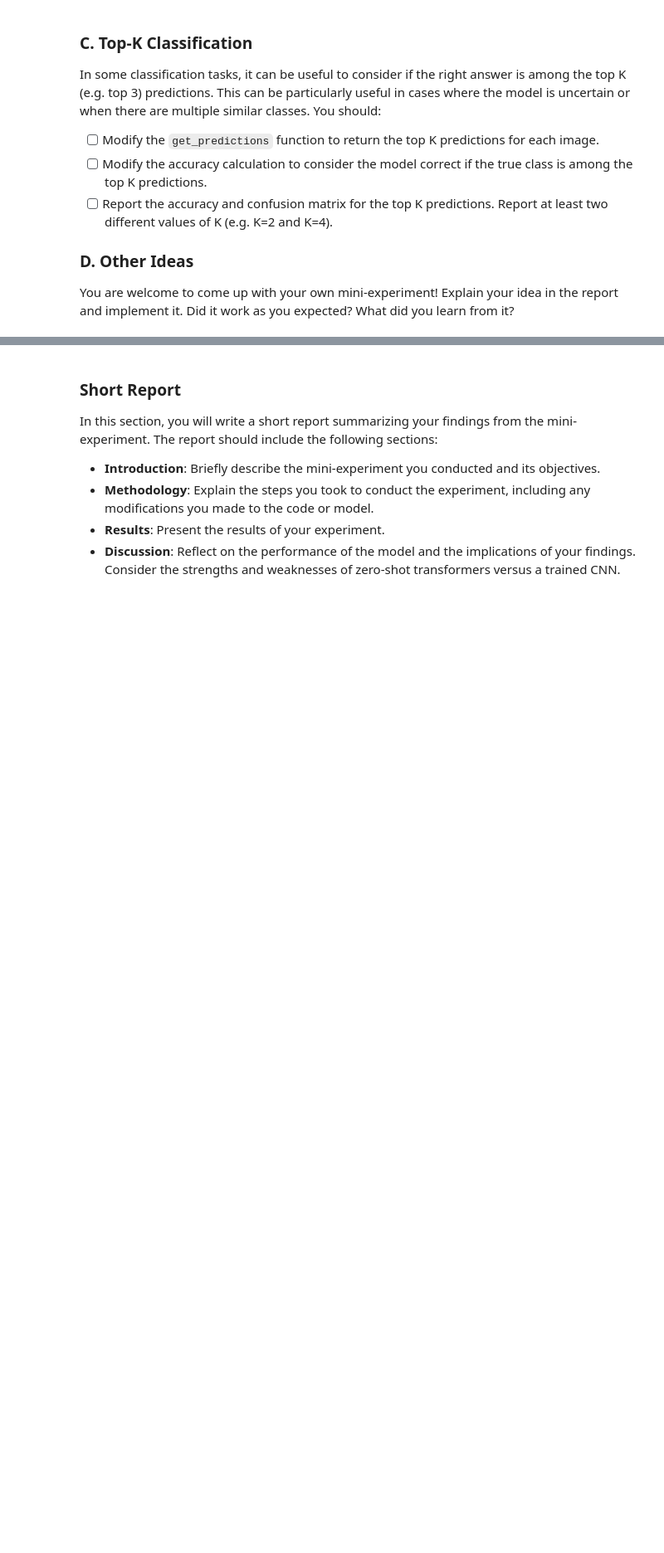
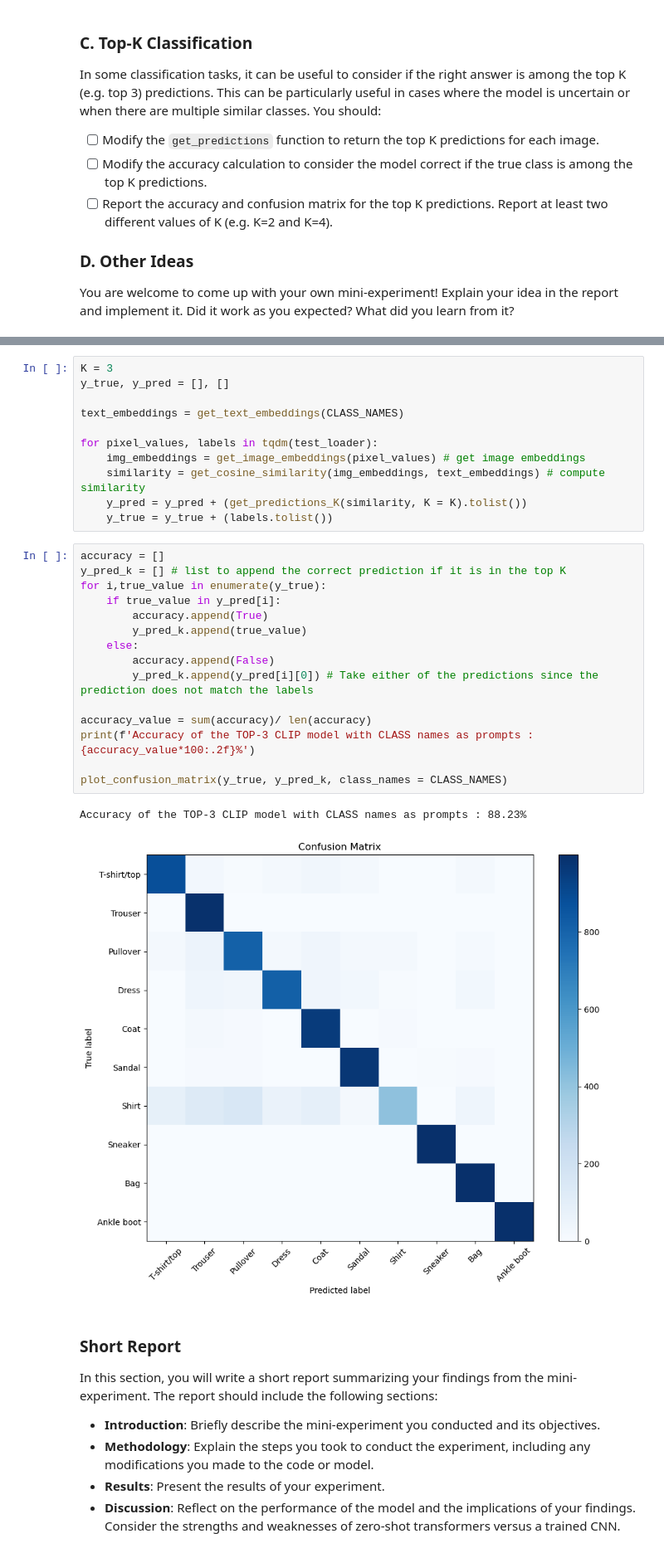
Before and after one commit to slathwal/deep_learning, a Jupyter notebook: 02_activities/assignments/assignment_2.ipynb, the cells around one changed output, grey strips where cells are left out. Shown: that part at 83% size. Drawn from its saved outputs; the diff is of its cells as text; blank space fills up the shorter version.

```diff
--- a/02_activities/assignments/assignment_2.ipynb
+++ b/02_activities/assignments/assignment_2.ipynb
@@ -480,3 +522,32 @@ You are welcome to come up with your own mini-experiment! Explain your idea in t
+# %%
+K = 3
+y_true, y_pred = [], []
+
+text_embeddings = get_text_embeddings(CLASS_NAMES)
+
+for pixel_values, labels in tqdm(test_loader):
+    img_embeddings = get_image_embeddings(pixel_values) # get image embeddings
+    similarity = get_cosine_similarity(img_embeddings, text_embeddings) # compute similarity
+    y_pred = y_pred + (get_predictions_K(similarity, K = K).tolist())
+    y_true = y_true + (labels.tolist())
+# %%
+accuracy = []
+y_pred_k = [] # list to append the correct prediction if it is in the top K
+for i,true_value in enumerate(y_true):
+    if true_value in y_pred[i]:
+        accuracy.append(True)
+        y_pred_k.append(true_value)
+    else:
+        accuracy.append(False)
+        y_pred_k.append(y_pred[i][0]) # Take either of the predictions since the prediction does not match the labels
+
+accuracy_value = sum(accuracy)/ len(accuracy)
+print(f'Accuracy of the TOP-3 CLIP model with CLASS names as prompts : {accuracy_value*100:.2f}%')
+
+plot_confusion_matrix(y_true, y_pred_k, class_names = CLASS_NAMES)
+# %% [output]
+Accuracy of the TOP-3 CLIP model with CLASS names as prompts : 88.23%
+[figure, added]
 # %% [markdown]
 ### Short Report
 
```
Also changed, not shown: parts of 8 cells of this notebook.
